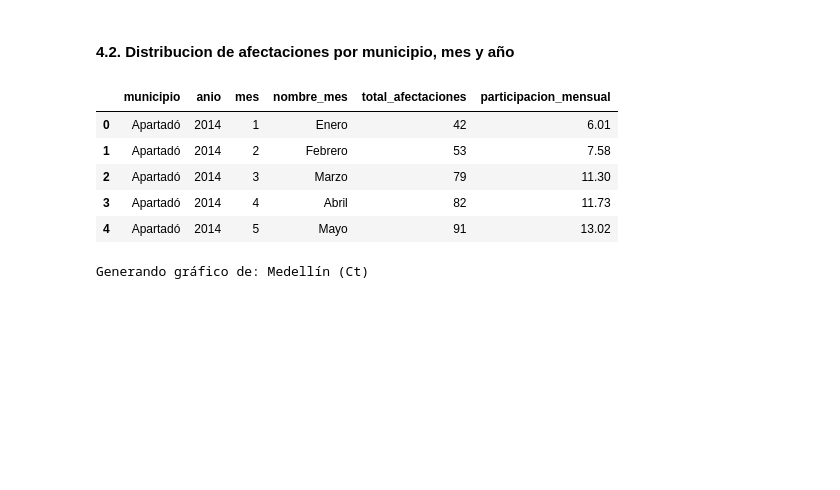
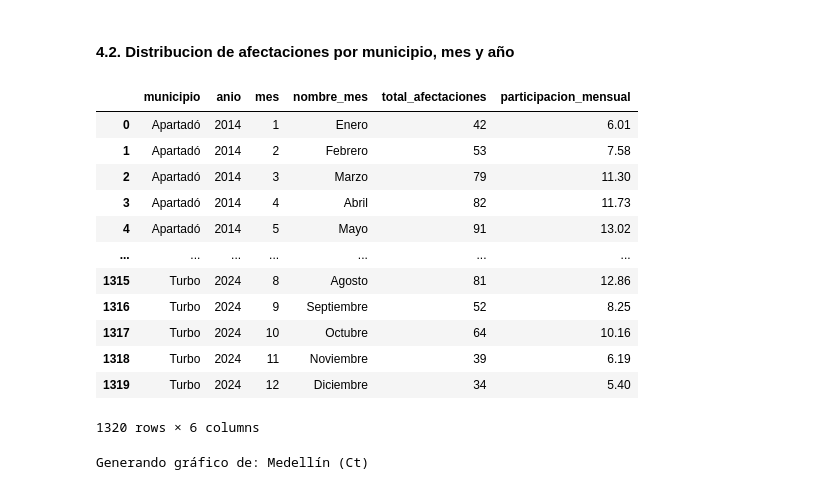
Before and after one commit to SaraBalbin/DW_Analisis_Criminalidad_Colombia, a Jupyter notebook: 05_Analisis_temporal.ipynb, the cells around one changed output. Drawn from its saved outputs; the diff is of its cells as text; code cells hidden in the pictures; blank space fills up the shorter version.

```diff
--- a/05_Analisis_temporal.ipynb
+++ b/05_Analisis_temporal.ipynb
@@ -837,7 +837,7 @@ FROM datos_mensuales
 ORDER BY municipio, anio, mes;
 """
 
-query = """
+"""
 WITH top_municipios AS (
     SELECT
         u.id_ubicacion,
@@ -862,34 +862,41 @@ datos_mensuales AS (
     FROM fact_afectaciones AS f
     INNER JOIN dim_tiempo AS t
         ON f.id_tiempo = t.id_tiempo
     INNER JOIN top_municipios AS tm
         ON f.id_ubicacion = tm.id_ubicacion
     GROUP BY tm.municipio, t.anio, t.mes, t.nombre_mes
 )
 SELECT
     municipio,
     anio,
     mes,
     nombre_mes,
     total_afectaciones,
     ROUND(
         total_afectaciones * 100.0 /
         SUM(total_afectaciones) OVER (PARTITION BY municipio, anio),
         2
     ) AS participacion_mensual
 FROM datos_mensuales
 ORDER BY municipio, anio, mes;
 """
 
 df_municipio_mes_año = pd.read_sql(query, engine)
-df_municipio_mes_año.head()
+df_municipio_mes_año
 # %% [output]
 |  | municipio | anio | mes | nombre_mes | total_afectaciones | participacion_mensual |
 | 0 | Apartadó | 2014 | 1 | Enero | 42 | 6.01 |
 | 1 | Apartadó | 2014 | 2 | Febrero | 53 | 7.58 |
 | 2 | Apartadó | 2014 | 3 | Marzo | 79 | 11.30 |
 | 3 | Apartadó | 2014 | 4 | Abril | 82 | 11.73 |
 | 4 | Apartadó | 2014 | 5 | Mayo | 91 | 13.02 |
+| ... | ... | ... | ... | ... | ... | ... |
+| 1315 | Turbo | 2024 | 8 | Agosto | 81 | 12.86 |
+| 1316 | Turbo | 2024 | 9 | Septiembre | 52 | 8.25 |
+| 1317 | Turbo | 2024 | 10 | Octubre | 64 | 10.16 |
+| 1318 | Turbo | 2024 | 11 | Noviembre | 39 | 6.19 |
+| 1319 | Turbo | 2024 | 12 | Diciembre | 34 | 5.40 |
+1320 rows × 6 columns
 # %%
 import pandas as pd
 import matplotlib.pyplot as plt
```
Also changed, not shown: parts of 3 cells of this notebook.
